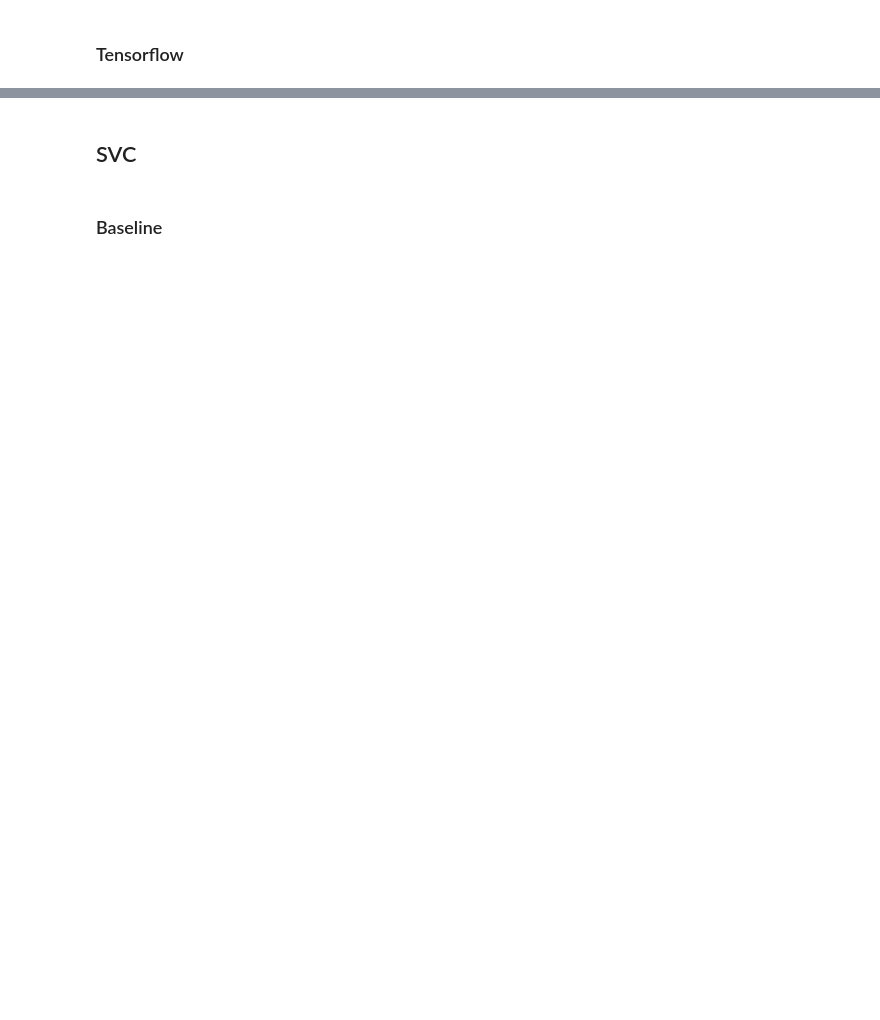
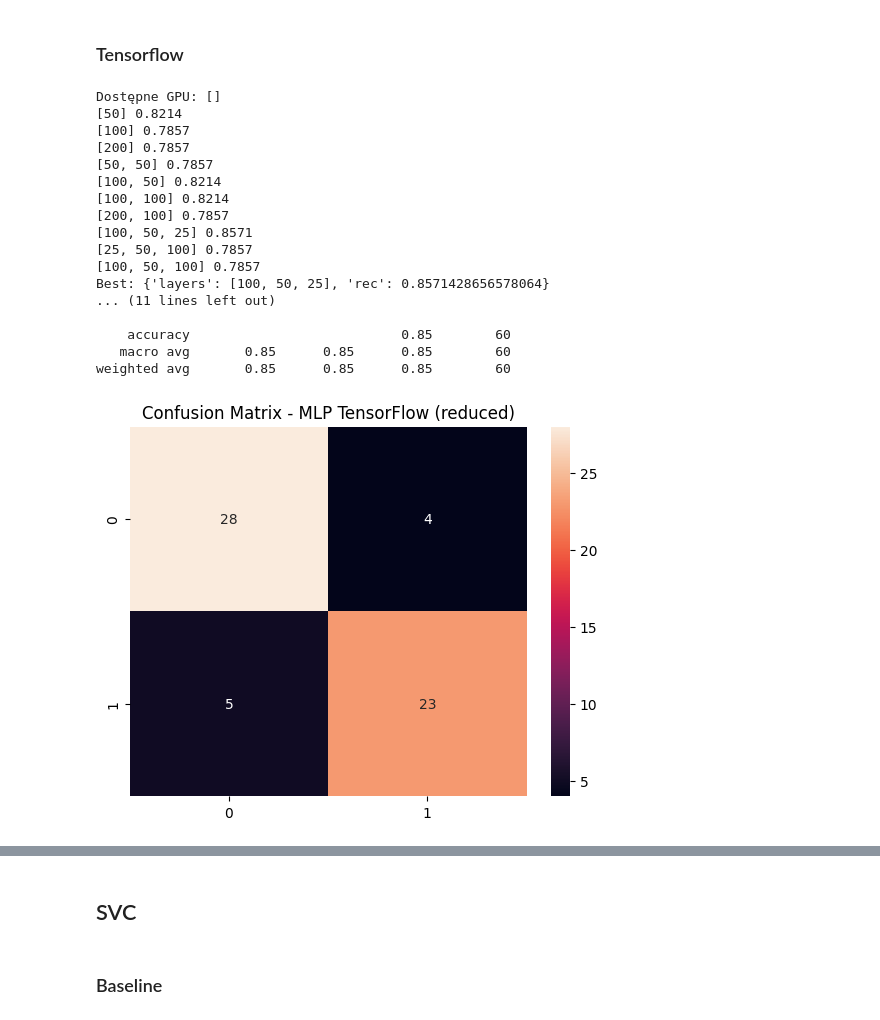
Before and after one commit to PogchampMuffin3/heart-disease-classification, a Jupyter notebook: heart_disease_classification.ipynb, the cells around one changed output, grey strips where cells are left out. Saved outputs shown, nothing was run; the diff lists cells and outputs as text; code cells hidden in the pictures; blank space fills up the shorter version.

```diff
--- a/heart_disease_classification.ipynb
+++ b/heart_disease_classification.ipynb
@@ -256,7 +255,7 @@ arch_res = []
 best = {'rec': 0}
 
 for layers in architectures:
-  m = train_model(layers, 'relu', 'adam', 0.2, 200)
+  m = train_model(layers, X_train, 'relu', 'adam', 0.2, 200)
   rec = m.evaluate(X_test, y_test, verbose=0, return_dict=True)[SCORING]
   arch_res.append(rec)
   if best['rec'] < rec:
@@ -264,7 +263,7 @@ for layers in architectures:
   print(f'{layers} {rec:.4f}')
 print('Best:', best, '\n')
 
-model = train_model(best['layers'], 'relu', 'adam', 0.2, 200)
+model = train_model(best['layers'], X_train, 'relu', 'adam', 0.2, 200)
 y_pred_TF_proba = model.predict(X_test, verbose=0)
 y_pred_TF = (y_pred_TF_proba > 0.4).astype(int)
 results_a['MLP TensorFlow'], results_r['MLP TensorFlow'], results_p['MLP TensorFlow'] = model_summary(y_test, y_pred_TF, "MLP TensorFlow")
@@ -613,34 +627,53 @@ architectures = [
     [100],
     [200],
     [50,50],
     [100,50],
     [100,100],
     [200,100],
     [100,50,25],
     [25,50,100],
     [100,50,100]
 ]
 arch_res = []
 best = {'rec': 0}
 
 for layers in architectures:
-  m = train_model(layers, 'relu', 'adam', 0.2, 200)
-  rec = m.evaluate(X_test, y_test, verbose=0, return_dict=True)[SCORING]
+  m = train_model(layers, X_train_red, 'relu', 'adam', 0.2, 200)
+  rec = m.evaluate(X_test_red, y_test, verbose=0, return_dict=True)[SCORING]
   arch_res.append(rec)
   if best['rec'] < rec:
     best = {'layers': layers, 'rec': rec}
   print(f'{layers} {rec:.4f}')
 print('Best:', best, '\n')
 
-model = train_model(best['layers'], 'relu', 'adam', 0.2, 200)
-y_pred_TF_proba = model.predict(X_test, verbose=0)
+model = train_model(best['layers'], X_train_red, 'relu', 'adam', 0.2, 200)
+y_pred_TF_proba = model.predict(X_test_red, verbose=0)
 y_pred_TF = (y_pred_TF_proba > 0.4).astype(int)
 results_a['MLP TensorFlow (reduced)'], results_r['MLP TensorFlow (reduced)'], results_p['MLP TensorFlow (reduced)'] = model_summary(y_test, y_pred_TF, "MLP TensorFlow (reduced)")
 
 arch_labels = [str(a) for a in architectures]
 plt.barh(arch_labels, arch_res)
 plt.xlabel(SCORING)
 plt.title('MLP - porównanie architektur')
 plt.xlim(0.5, 0.95)
 plt.tight_layout()
 plt.show()
+# %% [output]
+Dostępne GPU: []
+[50] 0.8214
+[100] 0.7857
+[200] 0.7857
+[50, 50] 0.7857
+[100, 50] 0.8214
+[100, 100] 0.8214
+[200, 100] 0.7857
+[100, 50, 25] 0.8571
+[25, 50, 100] 0.7857
+[100, 50, 100] 0.7857
+Best: {'layers': [100, 50, 25], 'rec': 0.8571428656578064}
+... (11 lines left out)
+
+    accuracy                           0.85        60
+   macro avg       0.85      0.85      0.85        60
+weighted avg       0.85      0.85      0.85        60
+[figure, added]
```
Also changed, not shown: parts of 22 cells of this notebook.
